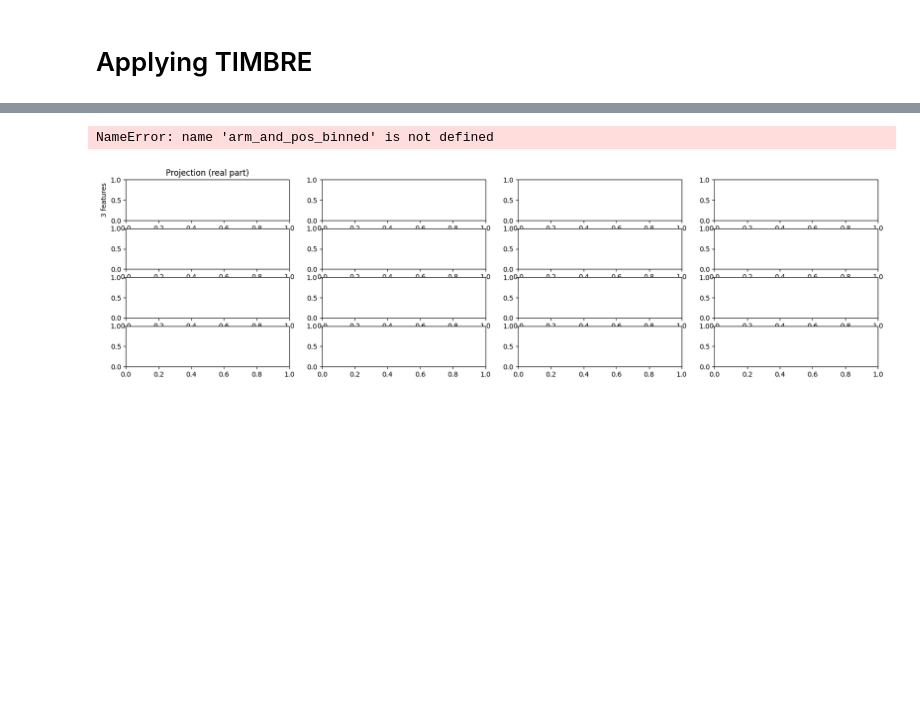
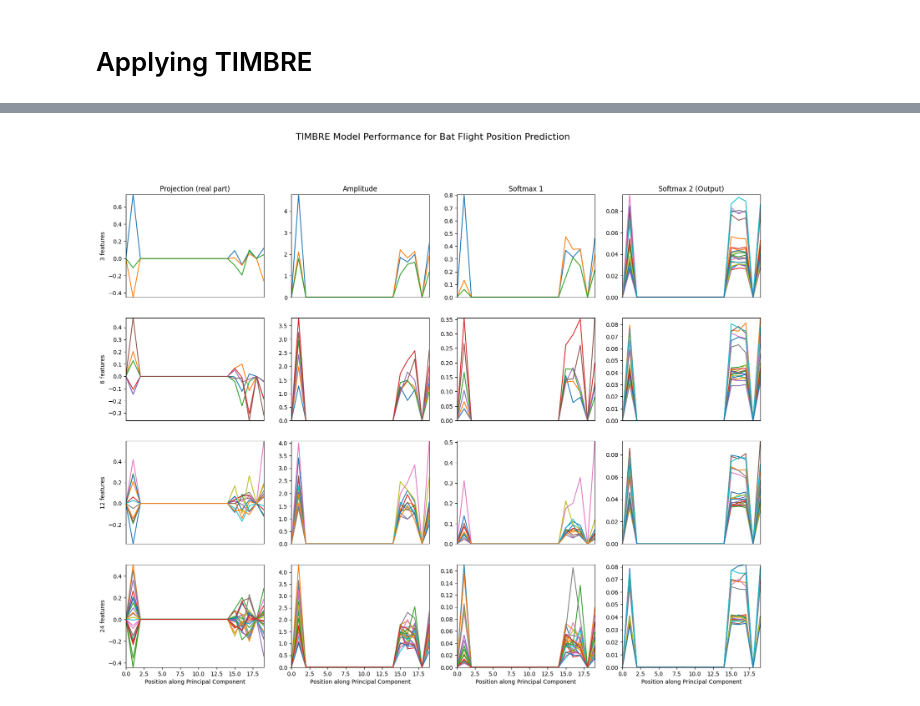
Before and after one commit to ben-toker/batTIMBRE, a Jupyter notebook: bat_TIMBRE.ipynb, the cells around one changed output, grey strips where cells are left out. Cells and saved outputs as stored; diff of their text form; code cells hidden in the pictures; blank space fills up the shorter version.

```diff
--- a/bat_TIMBRE.ipynb
+++ b/bat_TIMBRE.ipynb
@@ -526,40 +645,63 @@ def group_by_pos_bat(positions, n_bins, train_inds):
     return np.floor((positions - min_pos) / (max_pos - min_pos) * n_bins).astype(int)
 # %%
 from matplotlib import pyplot as plt
+from TIMBRE import TIMBRE
 import numpy as np
-import rat.helpers as helpers
-from TIMBRE import TIMBRE  # Make sure this import works with your file structure
+import helpers  # Assuming you have a helpers module
+from sklearn.decomposition import PCA
 
-fig, axs = plt.subplots(4, 4, figsize=(20, 5))
+fig, axs = plt.subplots(4, 4, figsize=(20, 15))
+fig.suptitle('TIMBRE Model Performance for Bat Flight Position Prediction', fontsize=16)
 
 n_folds = 5
 which_fold = 0
+n_bins = 20  # Adjust as needed
 
+# Step 1: Obtain test and train indices
 test_inds, train_inds = test_train_bat(flightID, n_folds, which_fold)
-wLFPs, _, _ = helpers.whiten(tLFP, train_inds)
 
-# Use only X and Y positions as targets
-target = flightID[:, 2:4]  # X, Y positions
+# Step 2: Whiten the LFPs
+wLFPs, _, _ = helpers.whiten(LFPs, train_inds)
 
-n_bins = 10
-pos_binned = group_by_pos_bat(flightID[:, 2:4], n_bins, train_inds)
-pos_flattened = pos_binned[:, 0] * n_bins + pos_binned[:, 1]
+# Step 3: Extract positions and apply PCA
+positions = flightID[:, 2:5]  # X, Y, Z positions
+pca = PCA(n_components=1)
+positions_1d = pca.fit_transform(positions).flatten()
 
-titles = ['Projection (real part)', 'Amplitude', 'Softmax 1', 'Softmax 2 (Output)'];
+# Step 4: Bin the 1D positions
+pos_bins = np.linspace(positions_1d.min(), positions_1d.max(), n_bins + 1)
+pos_binned = np.digitize(positions_1d, bins=pos_bins) - 1
+labels = pos_binned
+
+# Step 5: Training and Plotting
+titles = ['Projection (real part)', 'Amplitude', 'Softmax 1', 'Softmax 2 (Output)']
 for i in range(axs.shape[0]):
-    print(f"Training network {i + 1} of {axs.shape[0]} (hidden layer size {3 * 2 ** i})")  # try 4 different hidden layer sizes
-    m, _, _ = TIMBRE(wLFPs, flightID[:,1], test_inds, train_inds, hidden_nodes=3 * 2 ** i)  # train network
-    for j in range(axs.shape[1]):  # Loop through each layer
-        p = helpers.layer_output(wLFPs[test_inds], m, j)  # Calculate layer's response to input, using only test data
+    hidden_nodes = 3 * 2 ** i
+    print(f"Training network {i + 1} of {axs.shape[0]} (hidden layer size {hidden_nodes})")
+
+    # Train the TIMBRE model
+    m, _, _ = TIMBRE(wLFPs, labels, test_inds, train_inds, hidden_nodes=hidden_nodes)
+
+    for j in range(axs.shape[1]):
+        # Calculate layer's response to input, using only test data
+        p = helpers.layer_output(wLFPs[test_inds], m, j)
+
         if j == 0:
-            p = p[:, :p.shape[1] // 2]  # just get real component for complex-valued output
-            axs[i, 0].set_ylabel(str(3 * 2 ** i) + ' features');
+            p = p[:, :p.shape[1] // 2]
+            axs[i, 0].set_ylabel(f'{hidden_nodes} features')
+
         if i == 0:
-            axs[0, j].set_title((titles[j]));
-        axs[i, j].plot(helpers.accumarray(arm_and_pos_binned[test_inds], p));  # plot mean response of layer to test data as a function of position
-        axs[i, j].autoscale(enable=True, axis='both', tight=True);
+            axs[0, j].set_title(titles[j])
+
+        # Compute mean response per position bin
+        mean_response = helpers.accumarray(labels[test_inds], p)
+
+        # Plot the mean response
+        axs[i, j].plot(mean_response)
+        axs[i, j].autoscale(enable=True, axis='both', tight=True)
+
         if i < axs.shape[0] - 1:
-            axs[i, j].set_xticks([]);
+            axs[i, j].set_xticks([])
         else:
-            axs[i, j].set_xlabel('Position');
+            axs[i, j].set_xlabel('Position along Principal Component')
 # %% [output]
@@ -580,2 +725 @@ Training network 1 of 4 (hidden layer size 3)
-NameError: name 'arm_and_pos_binned' is not defined
-[figure, old version]
+[figure, new version]
```
Also changed, not shown: parts of 32 cells of this notebook.
